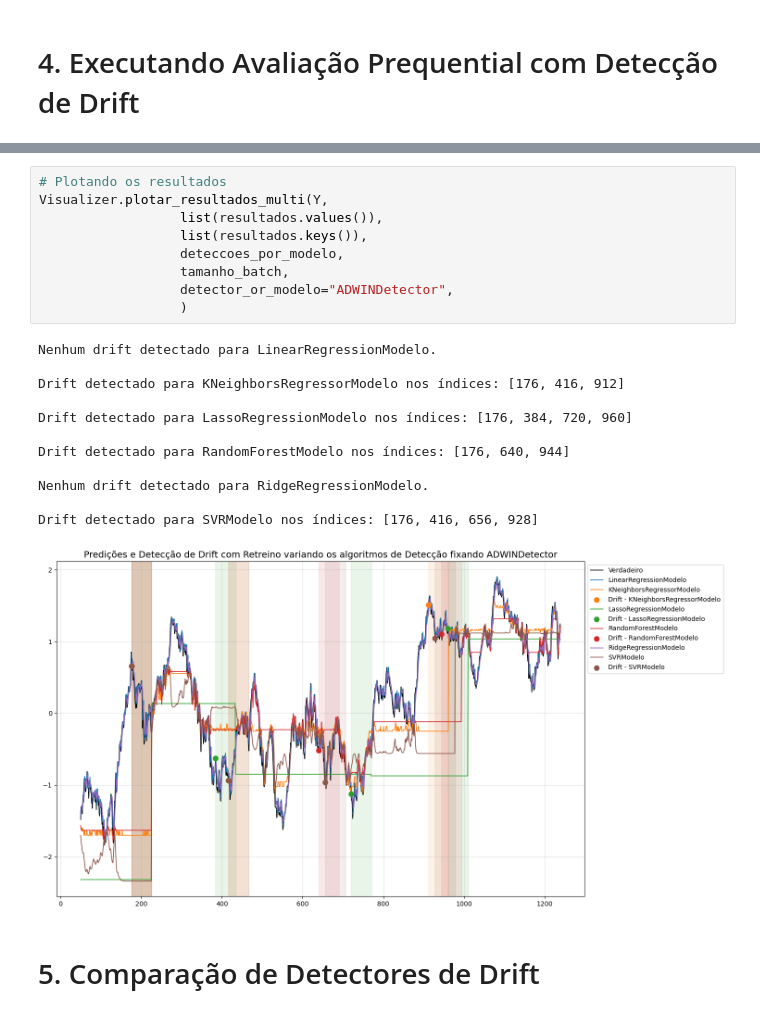
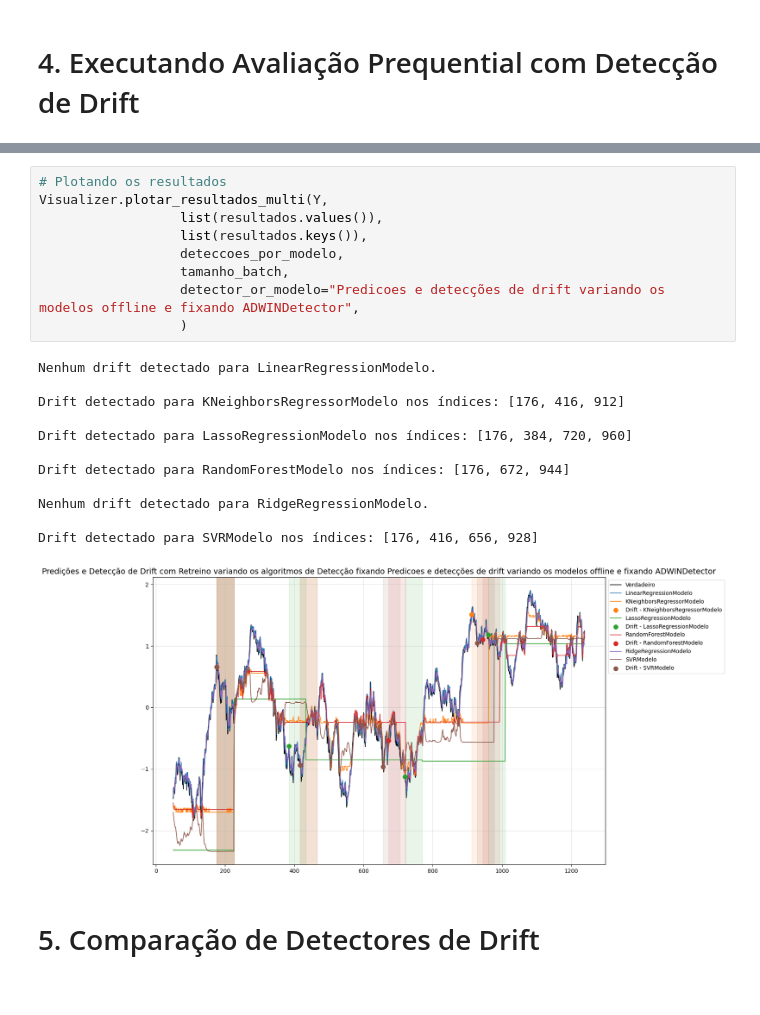
Before and after one commit to gabrielfers/Drift-Detection-PIBIC, a Jupyter notebook: active_drift_detectors_refactored.ipynb, the cells around one changed output, grey strips where cells are left out. Drawn from its saved outputs; the diff is of its cells as text.

```diff
--- a/active_drift_detectors_refactored.ipynb
+++ b/active_drift_detectors_refactored.ipynb
@@ -298,25 +282,25 @@ Modelo utilizado: <classes.modelosOffline.SVRModelo.SVRModelo object at 0x...>
 # %%
 # Plotando os resultados
 Visualizer.plotar_resultados_multi(Y,
                   list(resultados.values()),
                   list(resultados.keys()),
                   deteccoes_por_modelo,
                   tamanho_batch,
-                  detector_or_modelo="ADWINDetector",
+                  detector_or_modelo="Predicoes e detecções de drift variando os modelos offline e fixando ADWINDetector",
                   )
 # %% [output]
 Nenhum drift detectado para LinearRegressionModelo.
 
 Drift detectado para KNeighborsRegressorModelo nos índices: [176, 416, 912]
 
 Drift detectado para LassoRegressionModelo nos índices: [176, 384, 720, 960]
 
-Drift detectado para RandomForestModelo nos índices: [176, 640, 944]
+Drift detectado para RandomForestModelo nos índices: [176, 672, 944]
 
 Nenhum drift detectado para RidgeRegressionModelo.
 
 Drift detectado para SVRModelo nos índices: [176, 416, 656, 928]
-[figure, old version]
+[figure, new version]
 # %% [markdown]
 # 5. Comparação de Detectores de Drift
 # %%
```
Also changed, not shown: parts of 8 cells of this notebook, 5 other files.
